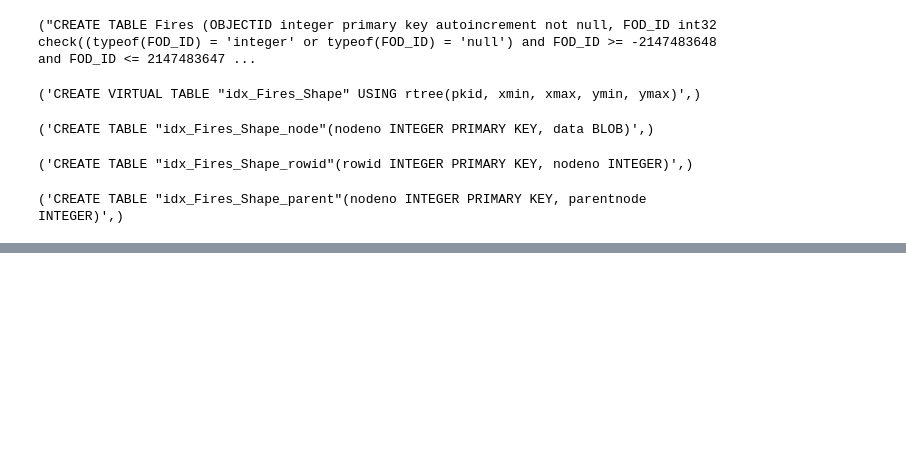
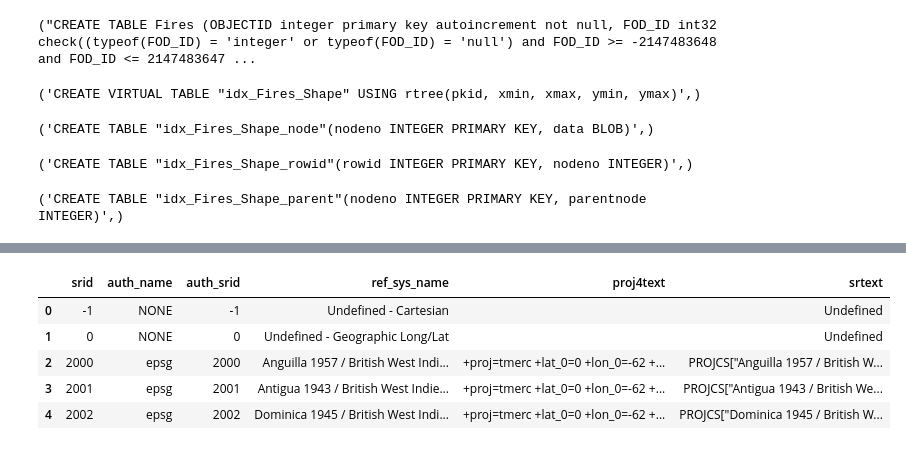
Before and after one commit to kjsampler/Wildfire-Data, a Jupyter notebook: WildFire_Data_Exploration_(Colab).ipynb, the cells around one changed output, grey strips where cells are left out. Cells and saved outputs as stored; diff of their text form; code cells hidden in the pictures; blank space fills up the shorter version.

```diff
--- a/WildFire_Data_Exploration_(Colab).ipynb
+++ b/WildFire_Data_Exploration_(Colab).ipynb
@@ -354,0 +339,13 @@ c.execute("""SELECT * FROM idx_fires_shape LIMIT 5""").fetchall()
+# %%
+c.execute("""SELECT *
+               FROM spatial_ref_sys;""")
+spatial_ref_sys_df = pd.DataFrame(c.fetchall())
+spatial_ref_sys_df.columns = [x[0] for x in c.description]
+spatial_ref_sys_df.head()
+# %% [output]
+|  | srid | auth_name | auth_srid | ref_sys_name | proj4text | srtext |
+| 0 | -1 | NONE | -1 | Undefined - Cartesian |  | Undefined |
+| 1 | 0 | NONE | 0 | Undefined - Geographic Long/Lat |  | Undefined |
+| 2 | 2000 | epsg | 2000 | Anguilla 1957 / British West Indi... | +proj=tmerc +lat_0=0 +lon_0=-62 +... | PROJCS["Anguilla 1957 / British W... |
+| 3 | 2001 | epsg | 2001 | Antigua 1943 / British West Indie... | +proj=tmerc +lat_0=0 +lon_0=-62 +... | PROJCS["Antigua 1943 / British We... |
+| 4 | 2002 | epsg | 2002 | Dominica 1945 / British West Indi... | +proj=tmerc +lat_0=0 +lon_0=-62 +... | PROJCS["Dominica 1945 / British W... |
```
Also changed, not shown: parts of 4 cells of this notebook.
